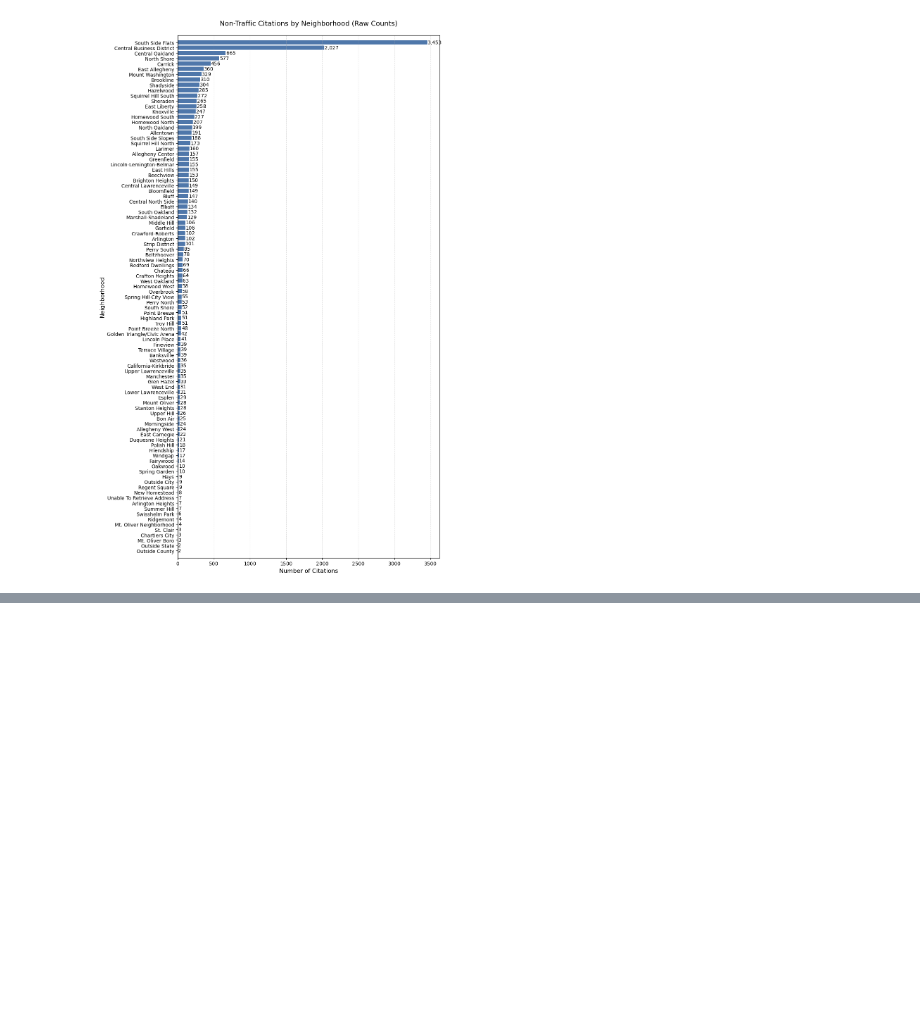
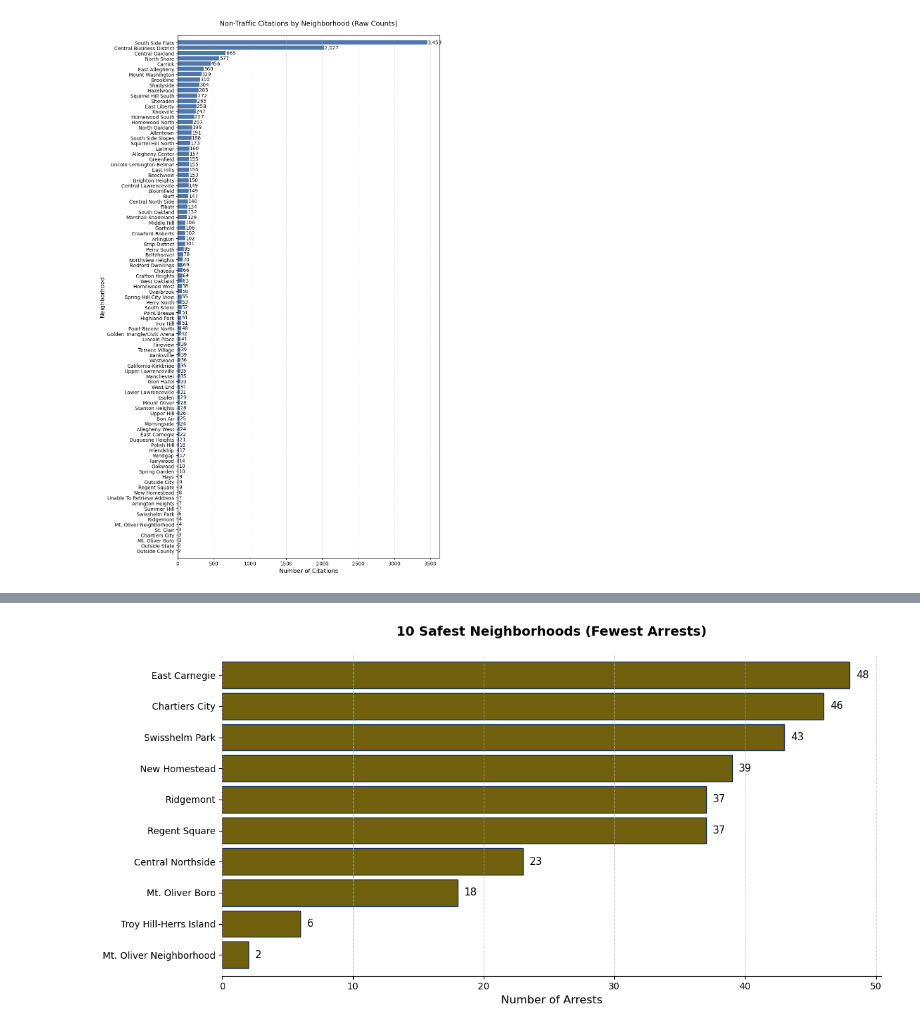
Before and after one commit to mariia-sierova/Final_Project, a Jupyter notebook: Presentation_Final.ipynb, the cells around one changed output, grey strips where cells are left out. Drawn from its saved outputs; the diff is of its cells as text; code cells hidden in the pictures; blank space fills up the shorter version.

```diff
--- a/Presentation_Final.ipynb
+++ b/Presentation_Final.ipynb
@@ -195,0 +237,35 @@ plt.show()
+# %%
+# Count citations per neighborhood and get BOTTOM 10
+neighborhood_counts = arrests['INCIDENTNEIGHBORHOOD'].value_counts().nsmallest(10)
+
+# Create the plot
+plt.figure(figsize=(12, 6))
+ax = neighborhood_counts.sort_values(ascending=True).plot(
+    kind='barh',
+    color='#71610e',
+    edgecolor='#1d3557',
+    width=0.85
+)
+
+# Customize appearance
+plt.title('10 Safest Neighborhoods (Fewest Arrests)',
+         fontsize=14, pad=20, weight='bold')
+plt.xlabel('Number of Arrests', fontsize=12)
+plt.ylabel('')
+plt.grid(axis='x', linestyle='--', alpha=0.6)
+
+# Add value labels
+for i, v in enumerate(neighborhood_counts.sort_values()):
+    ax.text(v + 0.5, i, f"{int(v)}",
+            color='black',
+            va='center',
+            fontsize=11)
+
+# Remove top/right spines
+for spine in ['top', 'right', 'left']:
+    ax.spines[spine].set_visible(False)
+
+plt.tight_layout()
+plt.show()
+# %% [output]
+[figure, added]
```
Also changed, not shown: parts of 8 cells of this notebook.
